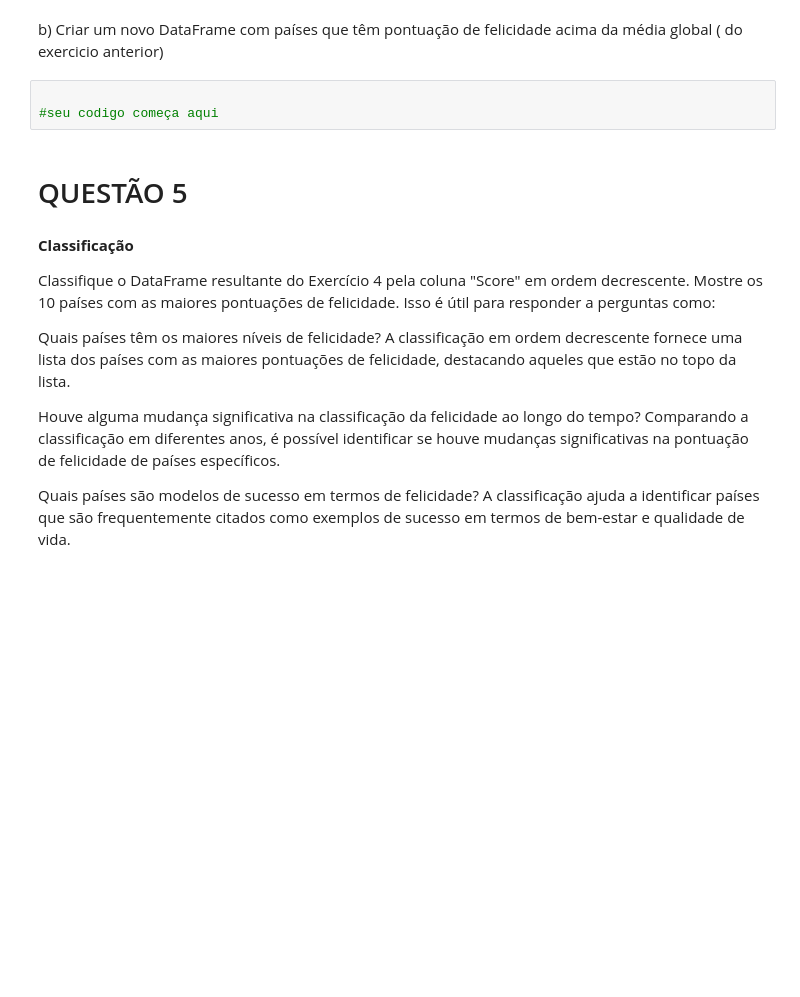
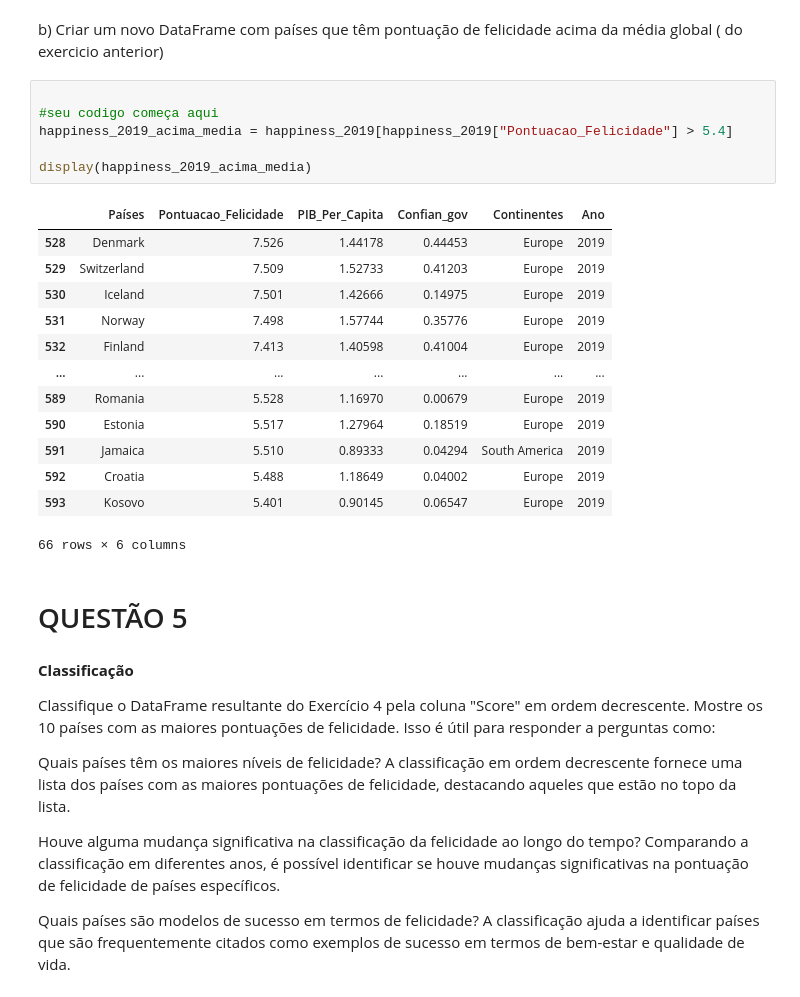
Before and after one commit to pedrohsc-dev/lista_5_de_exercicios, a Jupyter notebook: lista5pandas1.ipynb, the cells around one changed output. Cells and saved outputs as stored; diff of their text form; blank space fills up the shorter version.

```diff
--- a/lista5pandas1.ipynb
+++ b/lista5pandas1.ipynb
@@ -169,6 +198,23 @@ b) Criar um novo DataFrame com países que têm pontuação de felicidade acima
 # %%
 
 #seu codigo começa aqui
+happiness_2019_acima_media = happiness_2019[happiness_2019["Pontuacao_Felicidade"] > 5.4]
+
+display(happiness_2019_acima_media)
+# %% [output]
+|  | Países | Pontuacao_Felicidade | PIB_Per_Capita | Confian_gov | Continentes | Ano |
+| 528 | Denmark | 7.526 | 1.44178 | 0.44453 | Europe | 2019 |
+| 529 | Switzerland | 7.509 | 1.52733 | 0.41203 | Europe | 2019 |
+| 530 | Iceland | 7.501 | 1.42666 | 0.14975 | Europe | 2019 |
+| 531 | Norway | 7.498 | 1.57744 | 0.35776 | Europe | 2019 |
+| 532 | Finland | 7.413 | 1.40598 | 0.41004 | Europe | 2019 |
+| ... | ... | ... | ... | ... | ... | ... |
+| 589 | Romania | 5.528 | 1.16970 | 0.00679 | Europe | 2019 |
+| 590 | Estonia | 5.517 | 1.27964 | 0.18519 | Europe | 2019 |
+| 591 | Jamaica | 5.510 | 0.89333 | 0.04294 | South America | 2019 |
+| 592 | Croatia | 5.488 | 1.18649 | 0.04002 | Europe | 2019 |
+| 593 | Kosovo | 5.401 | 0.90145 | 0.06547 | Europe | 2019 |
+66 rows × 6 columns
 # %% [markdown]
 # QUESTÃO 5
 # %% [markdown]
```
Also changed, not shown: parts of 5 cells of this notebook.
